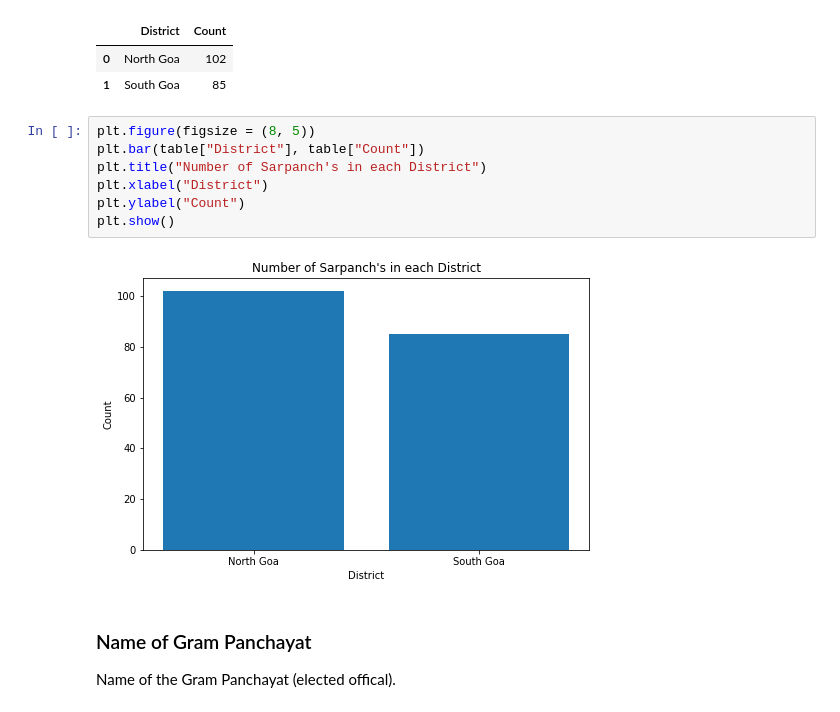
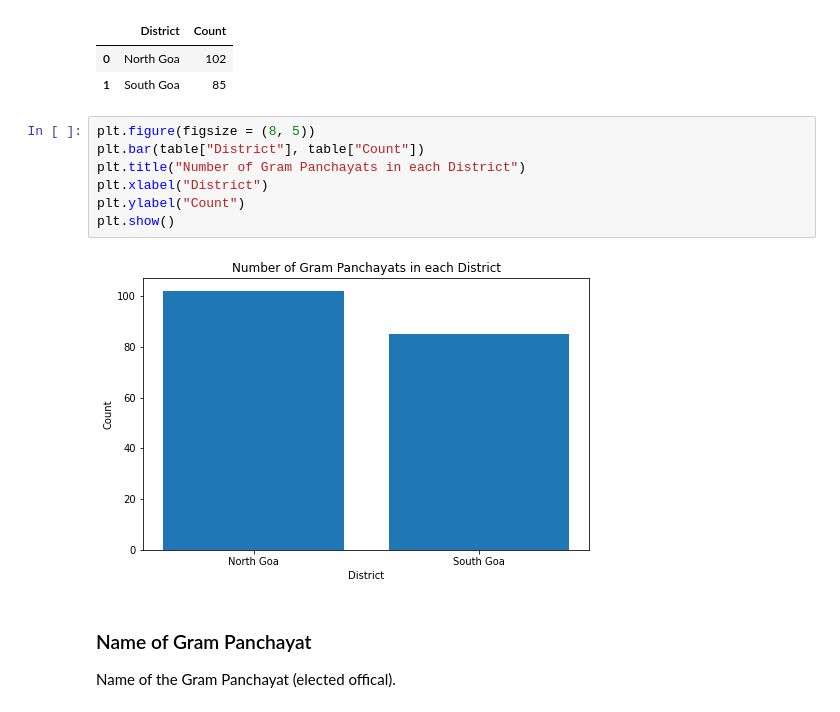
Before and after one commit to shayan-khoygani/Codebook, a Jupyter notebook: Goa proforma_panchayat/Goa proforma_panchayat.ipynb, the cells around one changed output. Cells and saved outputs as stored; diff of their text form.

```diff
--- a/Goa proforma_panchayat/Goa proforma_panchayat.ipynb
+++ b/Goa proforma_panchayat/Goa proforma_panchayat.ipynb
@@ -807,12 +882,12 @@ No. of unique values: 2
 # %%
 plt.figure(figsize = (8, 5))
 plt.bar(table["District"], table["Count"])
-plt.title("Number of Sarpanch's in each District")
+plt.title("Number of Gram Panchayats in each District")
 plt.xlabel("District")
 plt.ylabel("Count")
 plt.show()
 # %% [output]
-[figure, old version]
+[figure, new version]
 # %% [markdown]
 ### Name of Gram Panchayat
 <a class="anchor" id="5.2.3"></a>
```
Also changed, not shown: parts of 63 cells of this notebook.
